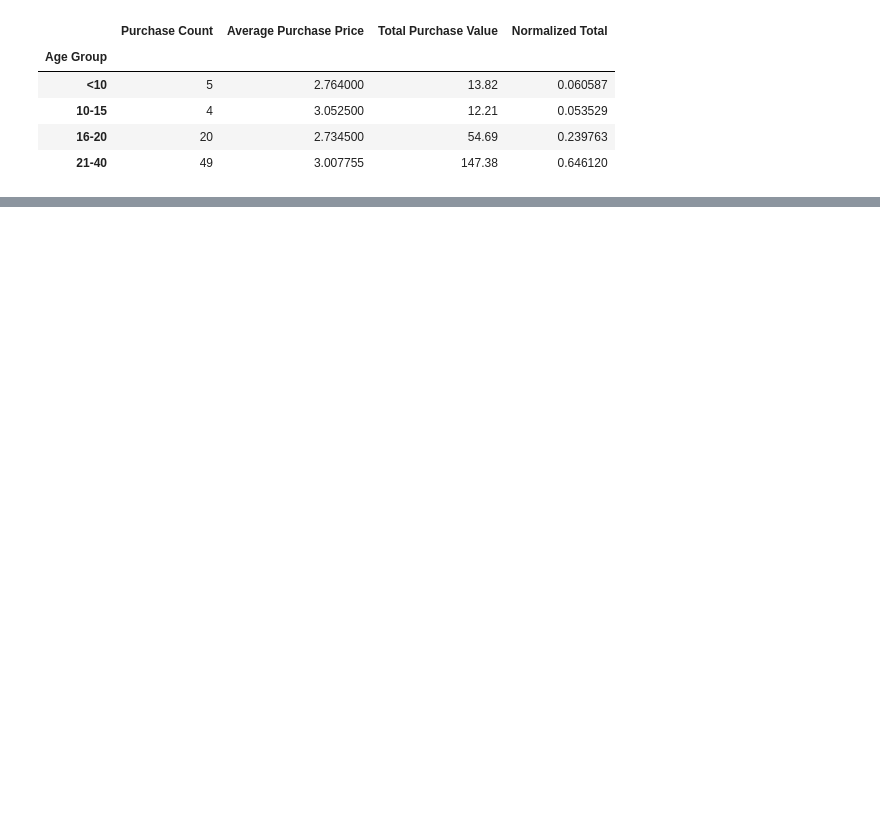
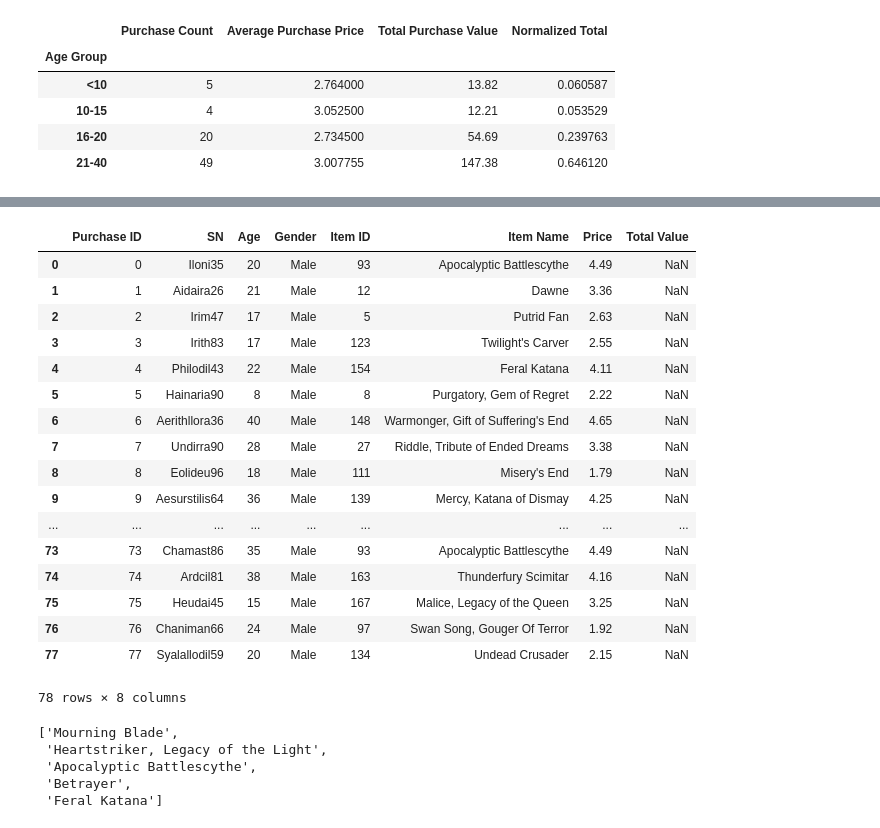
Before and after one commit to edelgado90/pandas-hw, a Jupyter notebook: Pandas Homework.ipynb, the cells around one changed output, grey strips where cells are left out. Saved outputs shown, nothing was run; the diff lists cells and outputs as text; code cells hidden in the pictures; blank space fills up the shorter version.

```diff
--- a/Pandas Homework.ipynb
+++ b/Pandas Homework.ipynb
@@ -115,0 +198,3 @@ age_purchase_df
+# %%
+new_file = os.path.join("purchase_data_3.csv")
+mew_file_df = pd.read_csv(new_file, encoding="ISO-8859-1")
@@ -115,0 +213,22 @@ age_purchase_df
+# %%
+mew_file_df['Total Value'] = mew_file_df.sum()
+mew_file_df
+# %% [output]
+|  | Purchase ID | SN | Age | Gender | Item ID | Item Name | Price | Total Value |
+| 0 | 0 | Iloni35 | 20 | Male | 93 | Apocalyptic Battlescythe | 4.49 | NaN |
+| 1 | 1 | Aidaira26 | 21 | Male | 12 | Dawne | 3.36 | NaN |
+| 2 | 2 | Irim47 | 17 | Male | 5 | Putrid Fan | 2.63 | NaN |
+| 3 | 3 | Irith83 | 17 | Male | 123 | Twilight's Carver | 2.55 | NaN |
+| 4 | 4 | Philodil43 | 22 | Male | 154 | Feral Katana | 4.11 | NaN |
+| 5 | 5 | Hainaria90 | 8 | Male | 8 | Purgatory, Gem of Regret | 2.22 | NaN |
+| 6 | 6 | Aerithllora36 | 40 | Male | 148 | Warmonger, Gift of Suffering's End | 4.65 | NaN |
+| 7 | 7 | Undirra90 | 28 | Male | 27 | Riddle, Tribute of Ended Dreams | 3.38 | NaN |
+| 8 | 8 | Eolideu96 | 18 | Male | 111 | Misery's End | 1.79 | NaN |
+| 9 | 9 | Aesurstilis64 | 36 | Male | 139 | Mercy, Katana of Dismay | 4.25 | NaN |
+| ... | ... | ... | ... | ... | ... | ... | ... | ... |
+| 73 | 73 | Chamast86 | 35 | Male | 93 | Apocalyptic Battlescythe | 4.49 | NaN |
+| 74 | 74 | Ardcil81 | 38 | Male | 163 | Thunderfury Scimitar | 4.16 | NaN |
+| 75 | 75 | Heudai45 | 15 | Male | 167 | Malice, Legacy of the Queen | 3.25 | NaN |
+| 76 | 76 | Chaniman66 | 24 | Male | 97 | Swan Song, Gouger Of Terror | 1.92 | NaN |
+| 77 | 77 | Syalallodil59 | 20 | Male | 134 | Undead Crusader | 2.15 | NaN |
+78 rows × 8 columns
@@ -115,0 +237,22 @@ age_purchase_df
+# %%
+#data.groupby('month', as_index=False).agg({"duration": "sum"})
+
+testing_df = testing_df.groupby('Item Name', as_index=False).agg({"Price": "sum"})
+
+testing_df = testing_df.sort_values("Price", ascending=False).reset_index()
+
+testing_df
+
+top_5_df = testing_df.iloc[0:5,]
+
+top_5_df
+
+top_5_list = top_5_df["Item Name"].tolist()
+
+top_5_list
+# %% [output]
+['Mourning Blade',
+ 'Heartstriker, Legacy of the Light',
+ 'Apocalyptic Battlescythe',
+ 'Betrayer',
+ 'Feral Katana']
```
Also changed, not shown: parts of 17 cells of this notebook, 1 other file.
